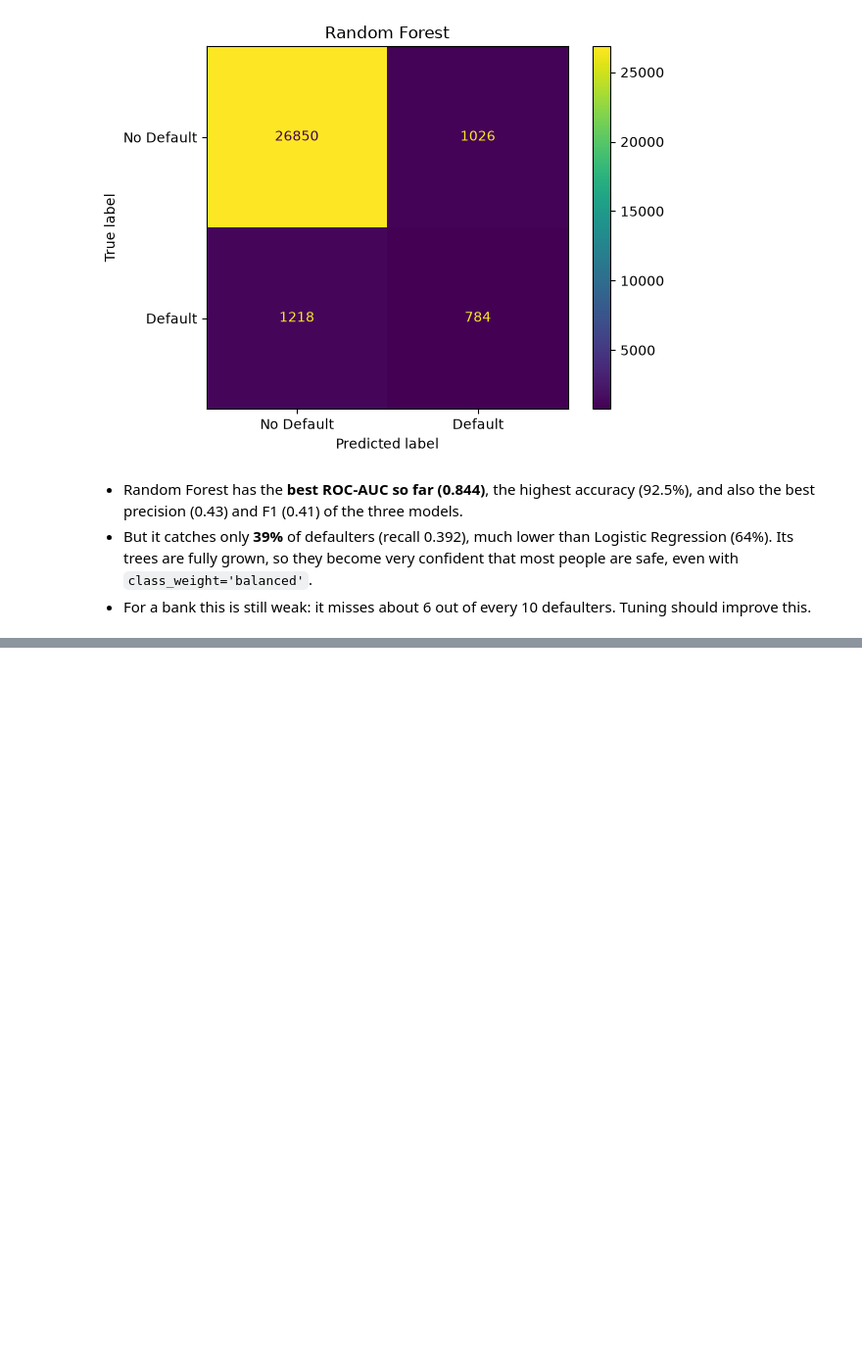
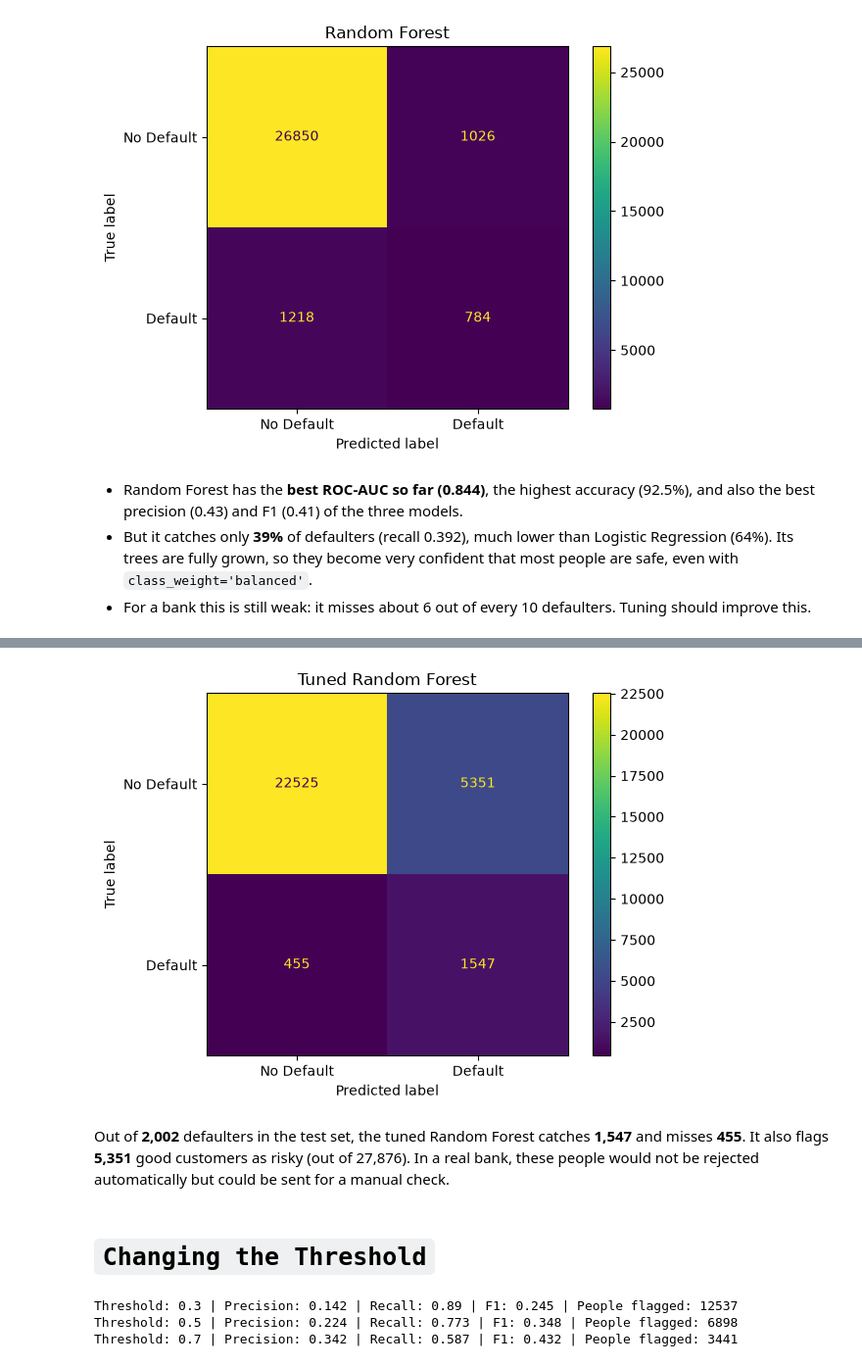
Before and after one commit to mrpaul-10/CodeAlpha_CreditScoringModel, a Jupyter notebook: notebook/Credit_Scoring_Notebook.ipynb, the cells around one changed output, grey strips where cells are left out. Shown at 98% size. Drawn from its saved outputs; the diff is of its cells as text; code cells hidden in the pictures; blank space fills up the shorter version.

```diff
--- a/notebook/Credit_Scoring_Notebook.ipynb
+++ b/notebook/Credit_Scoring_Notebook.ipynb
@@ -633,0 +660,23 @@ plt.show()
+# %%
+from sklearn.model_selection import GridSearchCV
+
+# Define parameter grids for each model
+param_grid_lr = {'C': [0.01, 0.1, 1, 10]}
+
+param_grid_dt = {'max_depth': [4, 6, 8, 10],
+                 'min_samples_leaf': [50, 100, 200]}
+
+param_grid_rf = {'max_depth': [8, 12],
+                 'min_samples_leaf': [20, 50]}
+# %%
+grid_search_lr = GridSearchCV(lr, param_grid_lr, cv=3, scoring='roc_auc')
+grid_search_lr.fit(X_train_scaled, y_train)
+print("Best parameters for Logistic Regression:", grid_search_lr.best_params_)
+
+grid_search_dt = GridSearchCV(dtree, param_grid_dt, cv=3, scoring='roc_auc')
+grid_search_dt.fit(X_train, y_train)
+print("Best parameters for Decision Tree:", grid_search_dt.best_params_)
+
+grid_search_rf = GridSearchCV(rf, param_grid_rf, cv=3, scoring='roc_auc')
+grid_search_rf.fit(X_train, y_train)
+print("Best parameters for Random Forest:", grid_search_rf.best_params_)
@@ -633,0 +687,14 @@ plt.show()
+# %%
+# Get the best performing models
+best_lr_model = grid_search_lr.best_estimator_
+best_dt_model = grid_search_dt.best_estimator_
+best_rf_model = grid_search_rf.best_estimator_
+
+# Make predictions on the test set
+y_pred_lr_tuned = best_lr_model.predict(X_test_scaled)
+y_pred_dt_tuned = best_dt_model.predict(X_test)
+y_pred_rf_tuned = best_rf_model.predict(X_test)
+
+y_prob_lr_tuned = best_lr_model.predict_proba(X_test_scaled)[:, 1]
+y_prob_dt_tuned = best_dt_model.predict_proba(X_test)[:, 1]
+y_prob_rf_tuned = best_rf_model.predict_proba(X_test)[:, 1]
@@ -633,0 +738,25 @@ plt.show()
+# %%
+confusion_matrix = metrics.confusion_matrix(y_test, y_pred_rf_tuned)
+cm_display = metrics.ConfusionMatrixDisplay(confusion_matrix=confusion_matrix, display_labels=['No Default', 'Default'])
+cm_display.plot()
+plt.title('Tuned Random Forest')
+plt.show()
+# %% [output]
+[figure, added]
+# %% [markdown]
+Out of **2,002** defaulters in the test set, the tuned Random Forest catches **1,547** and misses **455**.
+It also flags **5,351** good customers as risky (out of 27,876). In a real bank, these people would not be rejected automatically but could be sent for a manual check.
+# %% [markdown]
+# `Changing the Threshold`
+# %%
+for threshold in [0.3, 0.5, 0.7]:
+    y_pred_t = (y_prob_rf_tuned >= threshold).astype(int)
+    print("Threshold:", threshold,
+          "| Precision:", round(precision_score(y_test, y_pred_t), 3),
+          "| Recall:", round(recall_score(y_test, y_pred_t), 3),
+          "| F1:", round(f1_score(y_test, y_pred_t), 3),
+          "| People flagged:", y_pred_t.sum())
+# %% [output]
+Threshold: 0.3 | Precision: 0.142 | Recall: 0.89 | F1: 0.245 | People flagged: 12537
+Threshold: 0.5 | Precision: 0.224 | Recall: 0.773 | F1: 0.348 | People flagged: 6898
+Threshold: 0.7 | Precision: 0.342 | Recall: 0.587 | F1: 0.432 | People flagged: 3441
```
Also changed, not shown: parts of 12 cells of this notebook.
